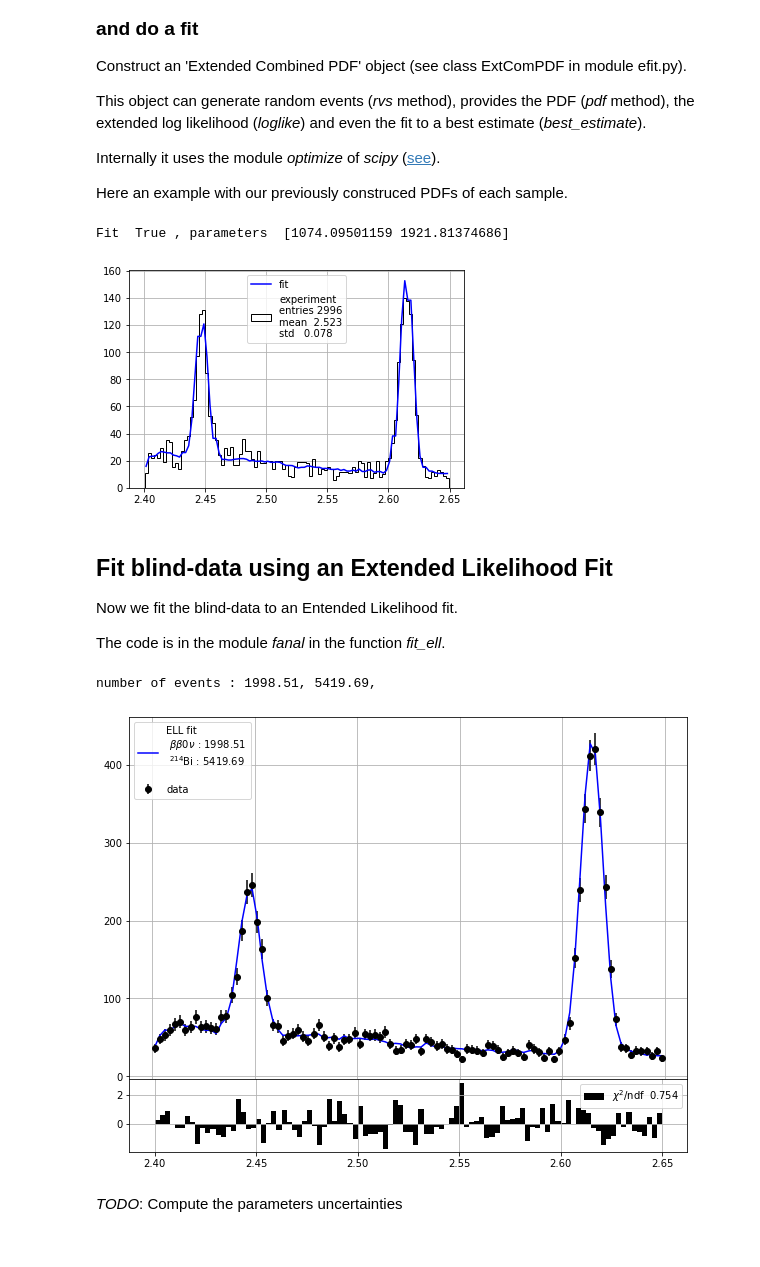
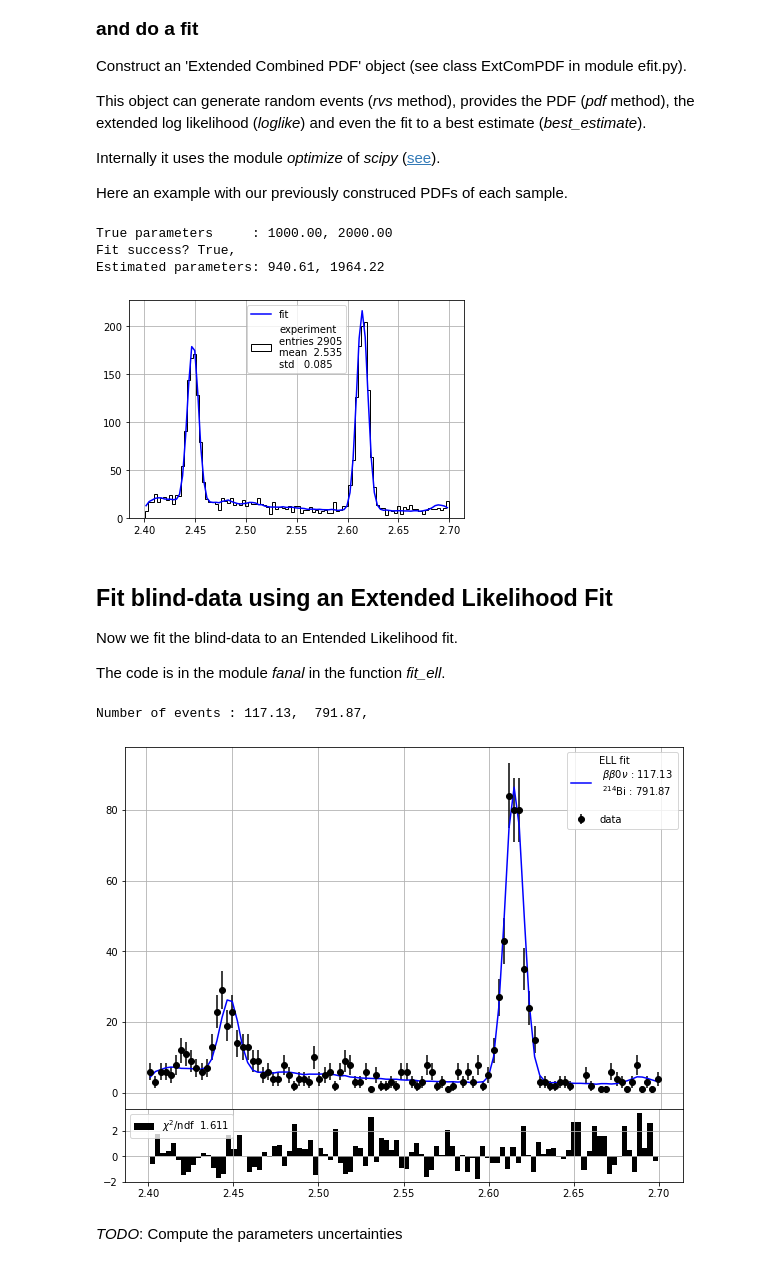
Before and after one commit to jahernando/USC-Fanal, a Jupyter notebook: NB/guide/fanal_bkg.ipynb, the cells around one changed output. Cells and saved outputs as stored; diff of their text form; code cells hidden in the pictures.

```diff
--- a/NB/guide/fanal_bkg.ipynb
+++ b/NB/guide/fanal_bkg.ipynb
@@ -143,8 +153,8 @@ Data path and filename :  /Users/hernando/work/docencia/master/Fisica_Particulas
 # %% [markdown]
 ### Utilities
 # %%
-samples  = ['Bi', 'Tl', 'bb']
-ssamples = [r'$^{214}$Bi', r'$^{208}$Tl', r'$\beta\beta0\nu$']
+samples  = ['Bi', 'Tl']
+ssamples = [r'$^{214}$Bi', r'$^{208}$Tl']
 mcs      = [mcbi, mctl]
 # %% [markdown]
 ## Inspect the variables
@@ -158,14 +168,10 @@ Plot the energy distribution of the blind-data
 def plt_energy(df, label = '', bins = 100, erange = erange):
 
     subplot = pltext.canvas(1)
-
     subplot(1)
-    pltext.hist(df.track0_E, bins, range = erange, label = label)
-    plt.xlabel('track Energy (MeV)')
-
-    subplot(2)
     pltext.hist(df.E, bins, range = erange, label = label)
     plt.xlabel('Energy (MeV)');
+    plt.title('Energy : ' + label)
 
 plt_energy(datab, 'blind-data')
 # %% [output]
@@ -187,15 +197,8 @@ Generate MC sample without events in the blind region
 
 Plot the energy
 # %%
-mcs_blind = []
-blindvar   = 'track0_E'
-blindrange = (2.420, 2.520)
-for mc in mcs:
-    # select the complementary evnets
-    # (use of the symbol '~' to get the complementary)
-    sel = ~ut.selection(mc, blindvar, blindrange)
-    mcs_blind.append(mc[sel])
-
+sels_blind = [fn.selection_blind(mc) for mc in mcs]
+mcs_blind  = [mc[sel] for mc, sel in zip(mcs, sels_blind)]
 for i, mc in enumerate(mcs):
-    print('len ', samples[i], len(mcs[i]), len(mcs_blind[i]))
+    print('number of events {:s}: total {:d} in blind data {:d}'.format(samples[i], len(mcs[i]), len(mcs_blind[i])))
 # %% [output]
@@ -210,7 +213,7 @@ for i, mc in enumerate(mcs):
 # %% [markdown]
 ### An example of how to generate PDFs from histograms
 # %%
-bins = 80
+bins = 100
 # generate the PDFs of the mcsblind DFs making histograms
 pdfs = []
 varname  = 'E'
@@ -239,29 +242,32 @@ Internally it uses the module *optimize* of *scipy* ([see](https://docs.scipy.or
 Here an example with our previously construced PDFs of each sample.
 # %%
 ## generate the combined PDF
-ns  = (1000., 2000) # number of events of each sample
-ell = efit.ExtComPDF(pdfs, *ns)
+nns  = (1000, 2000) # number of events of each sample
+print('True parameters     : {:6.2f}, {:6.2f}'.format(*nns))
+ell = efit.ExtComPDF(pdfs, *nns)
 
 # generate a random experiment
 xs  = ell.rvs()
 # plot the random events
 _, edges, _ = pltext.hist(xs, 100, label = 'experiment');
 
 # fit using the Extended Log Likelihood
-res = ell.best_estimate(xs, *ns)
+res = ell.best_estimate(xs, *nns)
 # access the information of the 'res' Result Object (see )
-print('Fit ', res.success, ', parameters ', res.x)
+print('Fit success? {:s},\nEstimated parameters: {:6.2f}, {:6.2f}'.format(str(res.success), *res.x))
 
 # overplot the fit result
 ns_est  = res.x
 centers = 0.5 * (edges[1:] + edges[:-1])
 scale   = np.sum(ns_est) * (edges[1] - edges[0])
 pdf     = ell.pdf # access to the pdf function inside the composite-PDF object
 plt.plot(centers, scale * pdf(centers, *ns_est), label = 'fit')
 plt.legend();
 # %% [output]
-Fit  True , parameters  [1074.09501159 1921.81374686]
+True parameters     : 1000.00, 2000.00
+Fit success? True,
+Estimated parameters: 940.61, 1964.22
-[figure, old version]
+[figure, new version]
 # %% [markdown]
 ## Fit blind-data using an Extended Likelihood Fit
 
@@ -273,15 +279,15 @@ ns       = (2200., 5200.) # initial guess of the number of events in the blind s
 bins     = 100
 varname  = 'E'
 varrange = erange
-# fit_ell internally generates the composite pdf, calls the fit and returns the fit-result
+# fit_ell: internally generates the composite pdf, calls the fit and returns the fit-result
 result, ene, ell = fn.fit_ell(datab, mcs_blind, ns, varname, bins, varrange)
 ns_est = result.x
-print('number of events :', *['{:6.2f},'.format(ni) for ni in ns_est])
+print('Number of events :', *['{:6.2f}, '.format(ni) for ni in ns_est])
 # it also plots the histogram and the fit function
 fn.plot_fit_ell(ene, ns_est, ell.pdf)
 # %% [output]
-number of events : 1998.51, 5419.69,
+Number of events : 117.13,  791.87,
-[figure, old version]
+[figure, new version]
 # %% [markdown]
 *TODO*: Compute the parameters uncertainties
 # %% [markdown]
```
Also changed, not shown: parts of 21 cells of this notebook, 7 other files.
